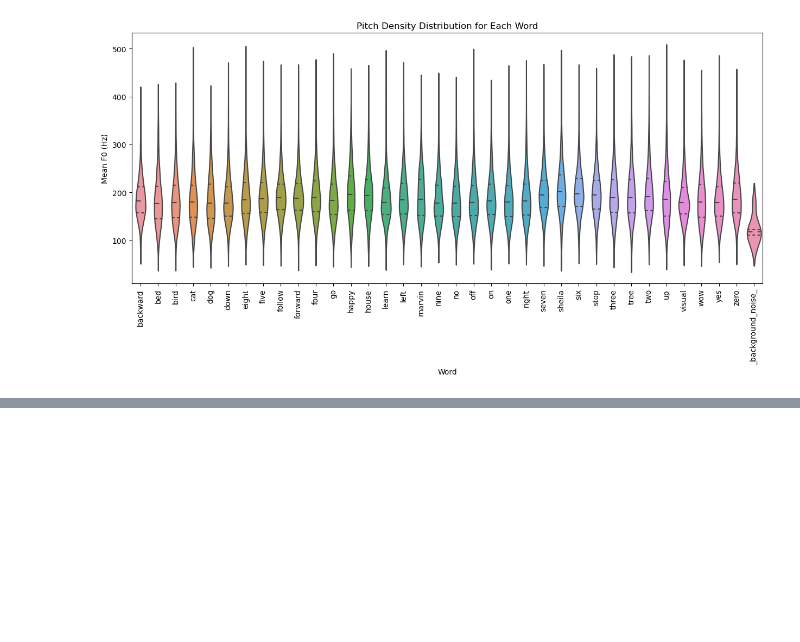
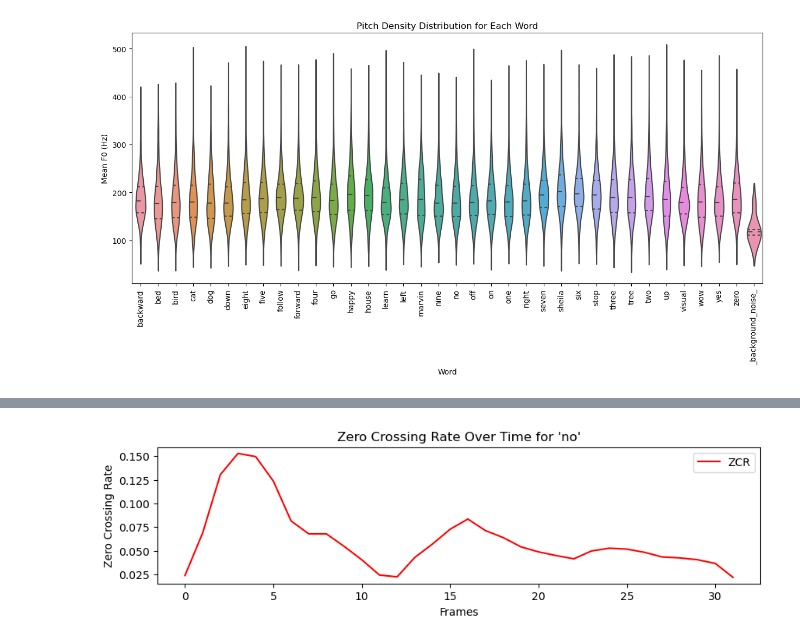
Before and after one commit to twitte01/288R_Capstone, a Jupyter notebook: Capstone_audio.ipynb, the cells around one changed output, grey strips where cells are left out. Drawn from its saved outputs; the diff is of its cells as text; code cells hidden in the pictures; blank space fills up the shorter version.

```diff
--- a/Capstone_audio.ipynb
+++ b/Capstone_audio.ipynb
@@ -388,0 +497,8 @@ plt.show()
+# %%
+sample_file = audio_df['file_path'].iloc[50000]
+print(sample_file)
+y, sr = librosa.load(sample_file, sr=None)
+
+zcr = librosa.feature.zero_crossing_rate(y)
+
+zcr
@@ -388,0 +514,12 @@ plt.show()
+# %%
+plt.figure(figsize=(10, 5))
+
+plt.subplot(2, 1, 2)
+plt.plot(zcr[0], label="ZCR", color="red")
+plt.xlabel("Frames")
+plt.ylabel("Zero Crossing Rate")
+plt.title("Zero Crossing Rate Over Time for 'no'")
+plt.legend()
+plt.show()
+# %% [output]
+[figure, added]
```
Also changed, not shown: parts of 13 cells of this notebook.
